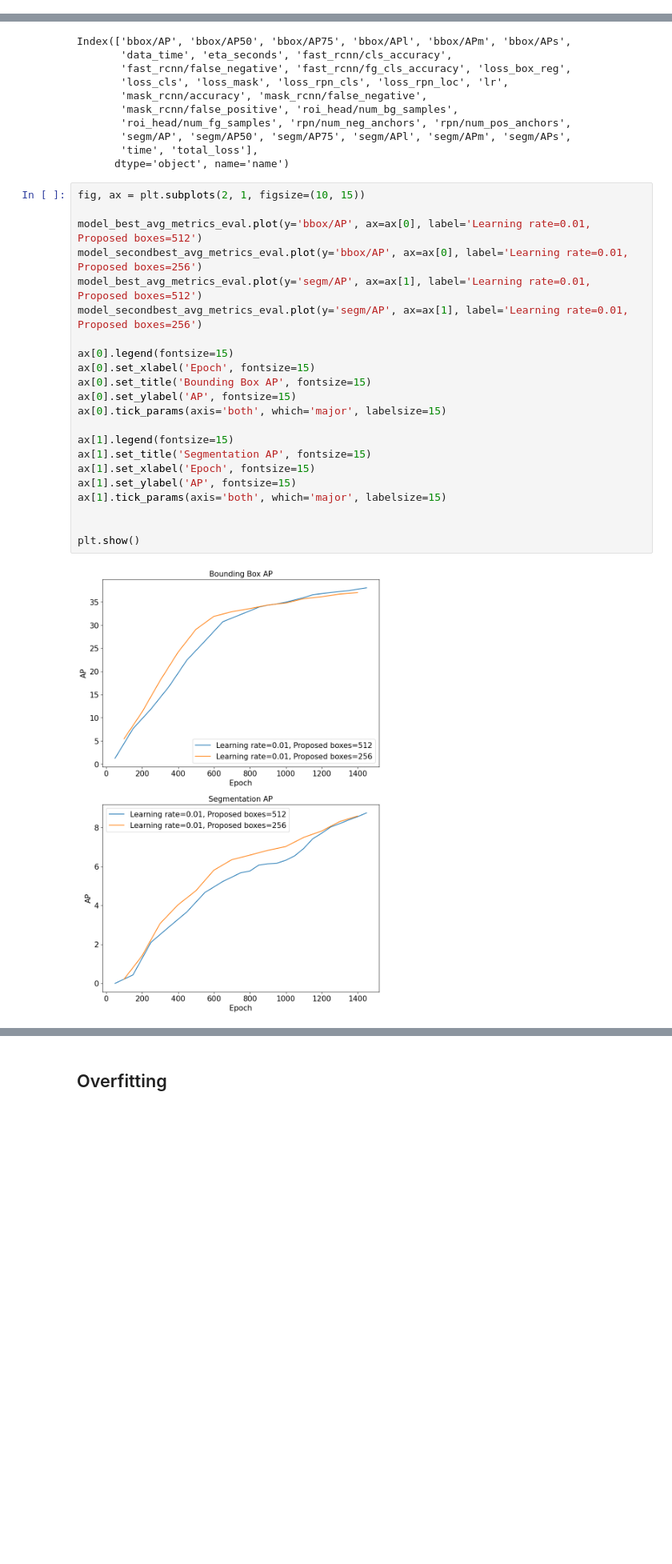
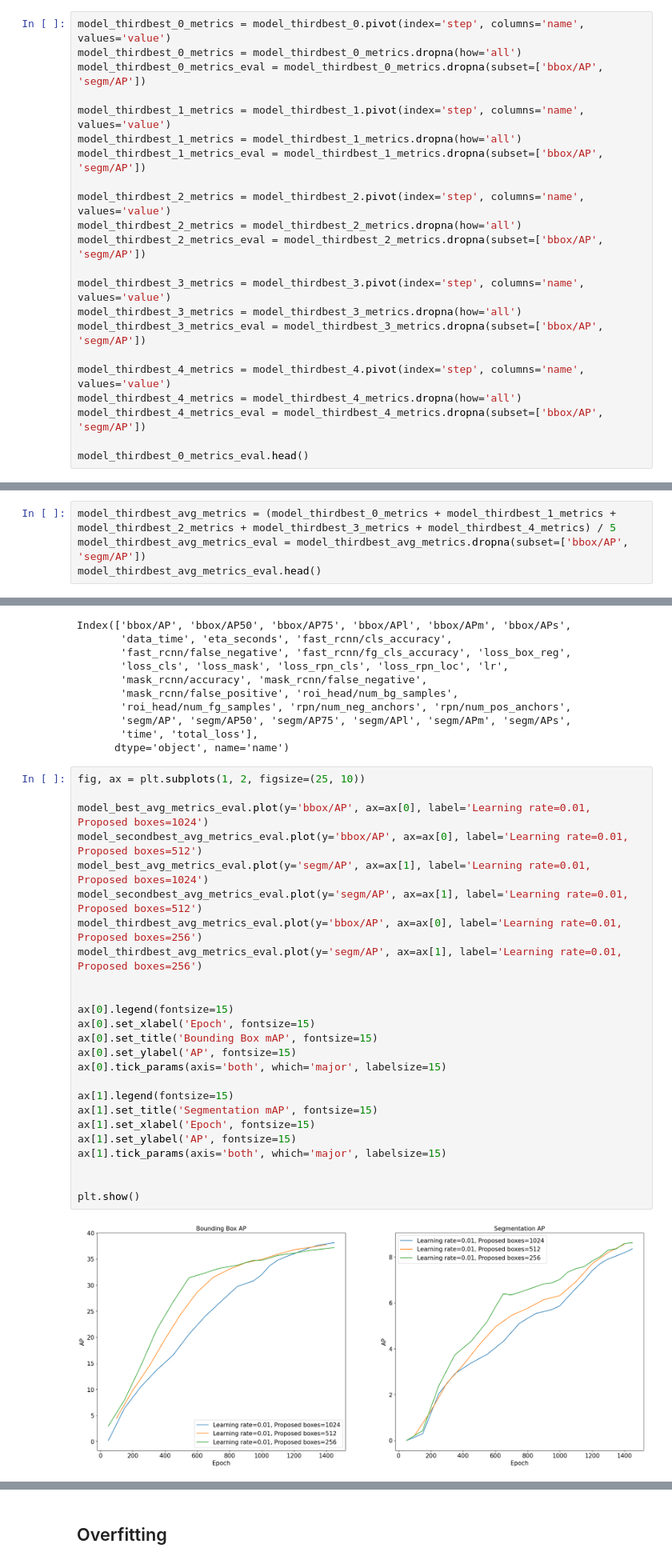
Before and after one commit to femartip/Detection-Microfibres-in-Sludge, a Jupyter notebook: Fine_tuned_Detectron2/Utils/cv_results_CA.ipynb, the cells around one changed output, grey strips where cells are left out. Shown at 80% size. Saved outputs shown, nothing was run; the diff lists cells and outputs as text; blank space fills up the shorter version.

```diff
--- a/Fine_tuned_Detectron2/Utils/cv_results_CA.ipynb
+++ b/Fine_tuned_Detectron2/Utils/cv_results_CA.ipynb
@@ -465 +503,23 @@ model_secondbest_0_metrics_eval.head()
 5 rows × 32 columns
+# %%
+model_thirdbest_0_metrics = model_thirdbest_0.pivot(index='step', columns='name', values='value')
+model_thirdbest_0_metrics = model_thirdbest_0_metrics.dropna(how='all')
+model_thirdbest_0_metrics_eval = model_thirdbest_0_metrics.dropna(subset=['bbox/AP', 'segm/AP'])
+
+model_thirdbest_1_metrics = model_thirdbest_1.pivot(index='step', columns='name', values='value')
+model_thirdbest_1_metrics = model_thirdbest_1_metrics.dropna(how='all')
+model_thirdbest_1_metrics_eval = model_thirdbest_1_metrics.dropna(subset=['bbox/AP', 'segm/AP'])
+
+model_thirdbest_2_metrics = model_thirdbest_2.pivot(index='step', columns='name', values='value')
+model_thirdbest_2_metrics = model_thirdbest_2_metrics.dropna(how='all')
+model_thirdbest_2_metrics_eval = model_thirdbest_2_metrics.dropna(subset=['bbox/AP', 'segm/AP'])
+
+model_thirdbest_3_metrics = model_thirdbest_3.pivot(index='step', columns='name', values='value')
+model_thirdbest_3_metrics = model_thirdbest_3_metrics.dropna(how='all')
+model_thirdbest_3_metrics_eval = model_thirdbest_3_metrics.dropna(subset=['bbox/AP', 'segm/AP'])
+
+model_thirdbest_4_metrics = model_thirdbest_4.pivot(index='step', columns='name', values='value')
+model_thirdbest_4_metrics = model_thirdbest_4_metrics.dropna(how='all')
+model_thirdbest_4_metrics_eval = model_thirdbest_4_metrics.dropna(subset=['bbox/AP', 'segm/AP'])
+
+model_thirdbest_0_metrics_eval.head()
@@ -512,2 +581,6 @@ step
 
 [5 rows x 31 columns]
+# %%
+model_thirdbest_avg_metrics = (model_thirdbest_0_metrics + model_thirdbest_1_metrics + model_thirdbest_2_metrics + model_thirdbest_3_metrics + model_thirdbest_4_metrics) / 5
+model_thirdbest_avg_metrics_eval = model_thirdbest_avg_metrics.dropna(subset=['bbox/AP', 'segm/AP'])
+model_thirdbest_avg_metrics_eval.head()
@@ -525,29 +607,32 @@ Index(['bbox/AP', 'bbox/AP50', 'bbox/AP75', 'bbox/APl', 'bbox/APm', 'bbox/APs',
        'time', 'total_loss'],
       dtype='object', name='name')
 # %%
-fig, ax = plt.subplots(2, 1, figsize=(10, 15))
+fig, ax = plt.subplots(1, 2, figsize=(25, 10))
 
-model_best_avg_metrics_eval.plot(y='bbox/AP', ax=ax[0], label='Learning rate=0.01, Proposed boxes=512')
-model_secondbest_avg_metrics_eval.plot(y='bbox/AP', ax=ax[0], label='Learning rate=0.01, Proposed boxes=256')
-model_best_avg_metrics_eval.plot(y='segm/AP', ax=ax[1], label='Learning rate=0.01, Proposed boxes=512')
-model_secondbest_avg_metrics_eval.plot(y='segm/AP', ax=ax[1], label='Learning rate=0.01, Proposed boxes=256')
+model_best_avg_metrics_eval.plot(y='bbox/AP', ax=ax[0], label='Learning rate=0.01, Proposed boxes=1024')
+model_secondbest_avg_metrics_eval.plot(y='bbox/AP', ax=ax[0], label='Learning rate=0.01, Proposed boxes=512')
+model_best_avg_metrics_eval.plot(y='segm/AP', ax=ax[1], label='Learning rate=0.01, Proposed boxes=1024')
+model_secondbest_avg_metrics_eval.plot(y='segm/AP', ax=ax[1], label='Learning rate=0.01, Proposed boxes=512')
+model_thirdbest_avg_metrics_eval.plot(y='bbox/AP', ax=ax[0], label='Learning rate=0.01, Proposed boxes=256')
+model_thirdbest_avg_metrics_eval.plot(y='segm/AP', ax=ax[1], label='Learning rate=0.01, Proposed boxes=256')
+
 
 ax[0].legend(fontsize=15)
 ax[0].set_xlabel('Epoch', fontsize=15)
-ax[0].set_title('Bounding Box AP', fontsize=15)
+ax[0].set_title('Bounding Box mAP', fontsize=15)
 ax[0].set_ylabel('AP', fontsize=15)
 ax[0].tick_params(axis='both', which='major', labelsize=15)
 
 ax[1].legend(fontsize=15)
-ax[1].set_title('Segmentation AP', fontsize=15)
+ax[1].set_title('Segmentation mAP', fontsize=15)
 ax[1].set_xlabel('Epoch', fontsize=15)
 ax[1].set_ylabel('AP', fontsize=15)
 ax[1].tick_params(axis='both', which='major', labelsize=15)
 
 
 plt.show()
 # %% [output]
-[figure, old version]
+[figure, new version]
 # %% [markdown]
 Comparing our two best performant models we can see that in bbox AP model 50 works better. It starts learning slower but is better guided to the optimal solution, in contrast to model 38 that starts learning faster but quickly platues and does not improve. In segm eventhough is tighter, model 38 wins by a margin, however its behaviour is less expected, it learns quicly but looks like its going to plateu but then it improves before overfitting and decreasing in performance. In the contrary model 50 starts learning slower but is more stable and improves more steadily.
 # %% [markdown]
```
Also changed, not shown: parts of 18 cells of this notebook, 3 other files.
